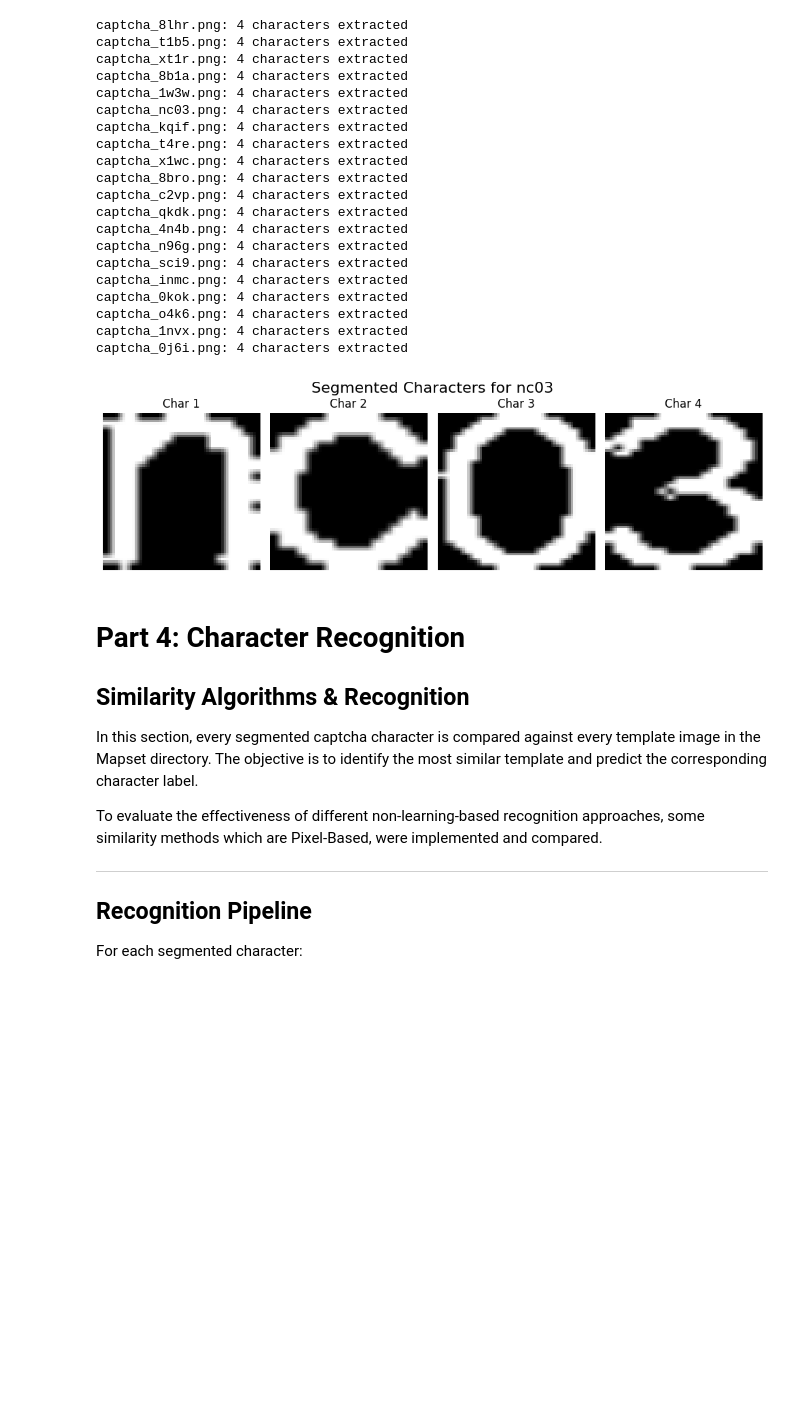
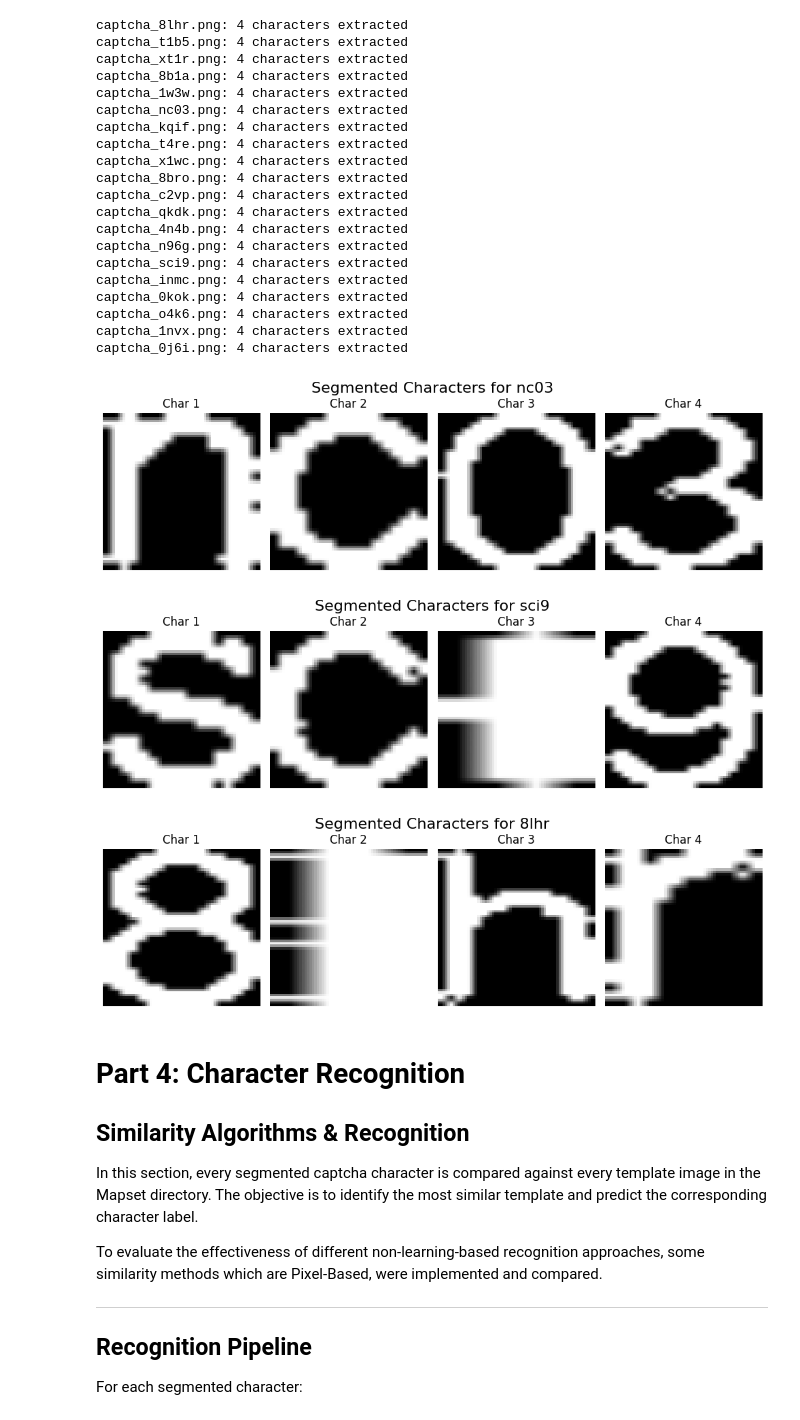
Before and after one commit to mosipamo/Computer-Vision-Course, a Jupyter notebook: HW2/src/main.ipynb, the cells around one changed output. Cells and saved outputs as stored; diff of their text form; code cells hidden in the pictures; blank space fills up the shorter version.

```diff
--- a/HW2/src/main.ipynb
+++ b/HW2/src/main.ipynb
@@ -698,33 +698,37 @@ captcha_0j6i.png: 4 characters extracted
 def show_segmented_characters(captcha_index=0, max_chars=10):
     filename = f"captcha_{captcha_data[captcha_index]['text']}.png"
     base_name = os.path.splitext(filename)[0]
 
     segment_files = sorted(
         [f for f in os.listdir(SEGMENTED_CHARS_DIR) if f.startswith(base_name)],
         key=lambda name: int(name.split('_char')[-1].split('.png')[0])
     )
 
     segment_files = segment_files[:max_chars]
     n = len(segment_files)
 
     fig, axes = plt.subplots(1, n, figsize=(n * 2.5, 3))
     fig.suptitle(f"Segmented Characters for {captcha_data[captcha_index]['text']}", fontsize=16)
 
     if n == 1:
         axes = [axes]
 
     for i, seg_file in enumerate(segment_files):
         img = Image.open(os.path.join(SEGMENTED_CHARS_DIR, seg_file))
         axes[i].imshow(img, cmap='gray')
         axes[i].set_title(f"Char {i+1}")
         axes[i].axis('off')
 
     plt.tight_layout()
     plt.show()
 
 show_segmented_characters(captcha_index=np.random.randint(0, len(captcha_data)))
+show_segmented_characters(captcha_index=np.random.randint(0, len(captcha_data)))
+show_segmented_characters(captcha_index=np.random.randint(0, len(captcha_data)))
 # %% [output]
 [figure]
+[figure, added]
+[figure, added]
 # %% [markdown]
 # Part 4: Character Recognition
 
```
